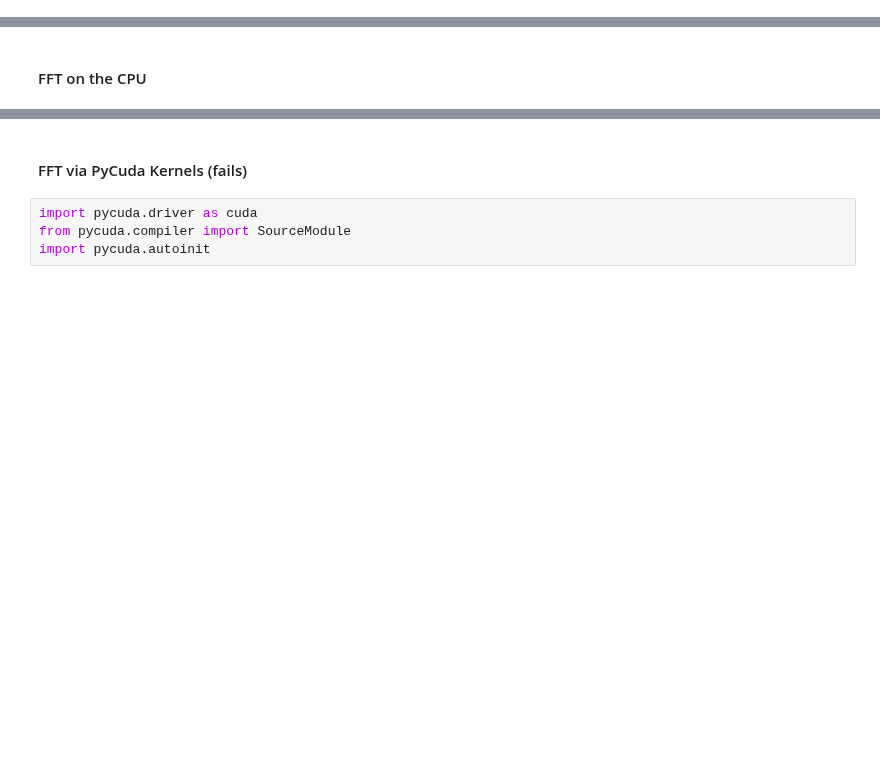
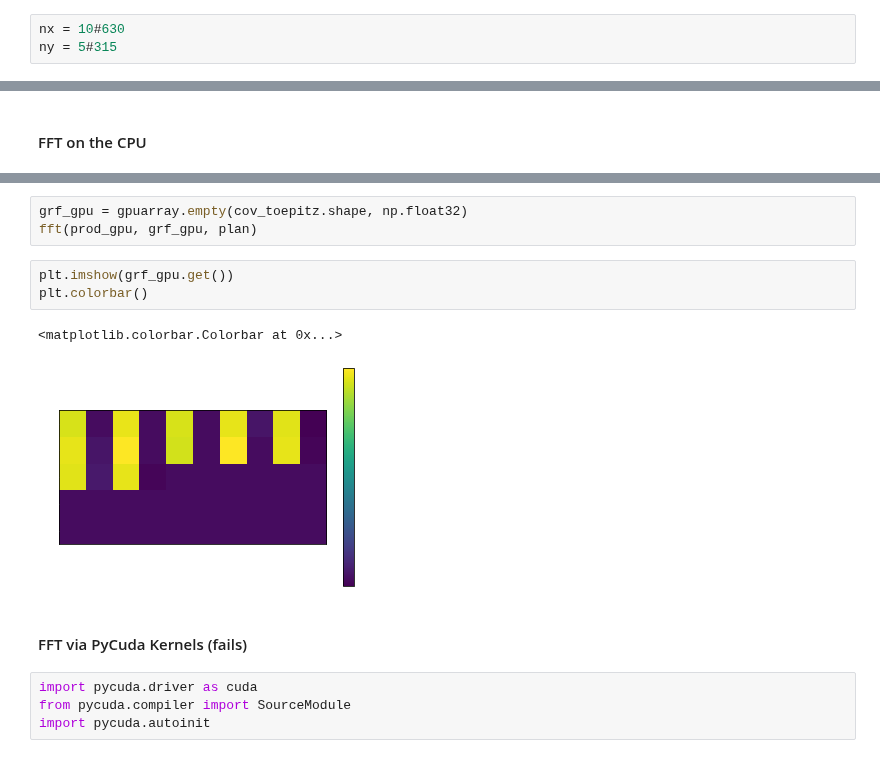
Before and after one commit to sintefmath/multilevelDA, a Jupyter notebook: notebooks/GRF_GPU.ipynb, the cells around one changed output, grey strips where cells are left out. Drawn from its saved outputs; the diff is of its cells as text; blank space fills up the shorter version.

```diff
--- a/notebooks/GRF_GPU.ipynb
+++ b/notebooks/GRF_GPU.ipynb
@@ -51,5 +39,8 @@ sim = CDKLM16.CDKLM16(**sim_args, **NetCDFInitialization.removeMetadata(data_arg
 # %% [markdown]
 Use GPU for sampling random numbers (first step of immense speed-up)
+# %%
+nx = 10#630
+ny = 5#315
 # %%
 from gpuocean.utils import Common
 
@@ -94,3 +305,12 @@ plt.imshow(xf, origin="lower")
+# %%
+grf_gpu = gpuarray.empty(cov_toepitz.shape, np.float32)
+fft(prod_gpu, grf_gpu, plan)
+# %%
+plt.imshow(grf_gpu.get())
+plt.colorbar()
+# %% [output]
+<matplotlib.colorbar.Colorbar at 0x...>
+[figure, added]
 # %% [markdown]
 #### FFT via PyCuda Kernels (fails)
 # %%
```
Also changed, not shown: parts of 46 cells of this notebook.
